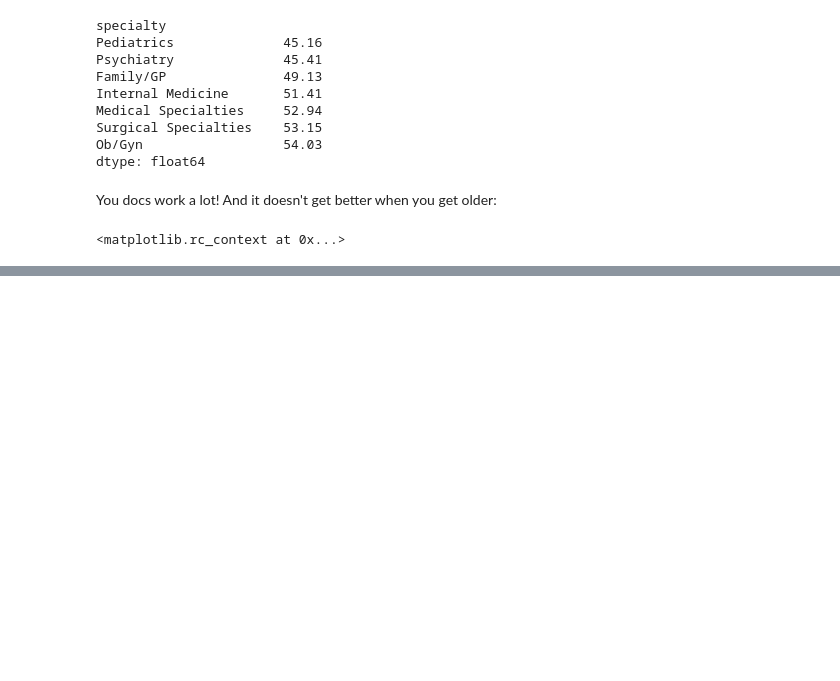
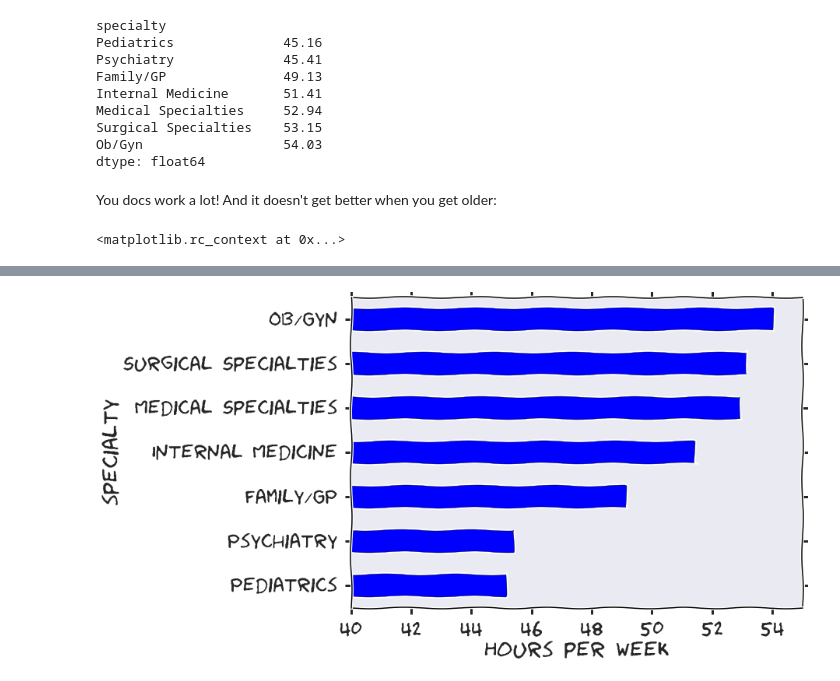
Before and after one commit to afcarl/iths-communicating-results-visually-2, a Jupyter notebook: 00_busy_doctor_figures.ipynb, the cells around one changed output, grey strips where cells are left out. Cells and saved outputs as stored; diff of their text form; code cells hidden in the pictures; blank space fills up the shorter version.

```diff
--- a/00_busy_doctor_figures.ipynb
+++ b/00_busy_doctor_figures.ipynb
@@ -77,0 +96,6 @@ plt.savefig('img/1.png')
+# %%
+t.plot(kind='barh')
+plt.axis(xmin=40, xmax=55)
+plt.xlabel('Hours per week');
+# %% [output]
+[figure, added]
```
Also changed, not shown: parts of 4 cells of this notebook, 1 other file.
